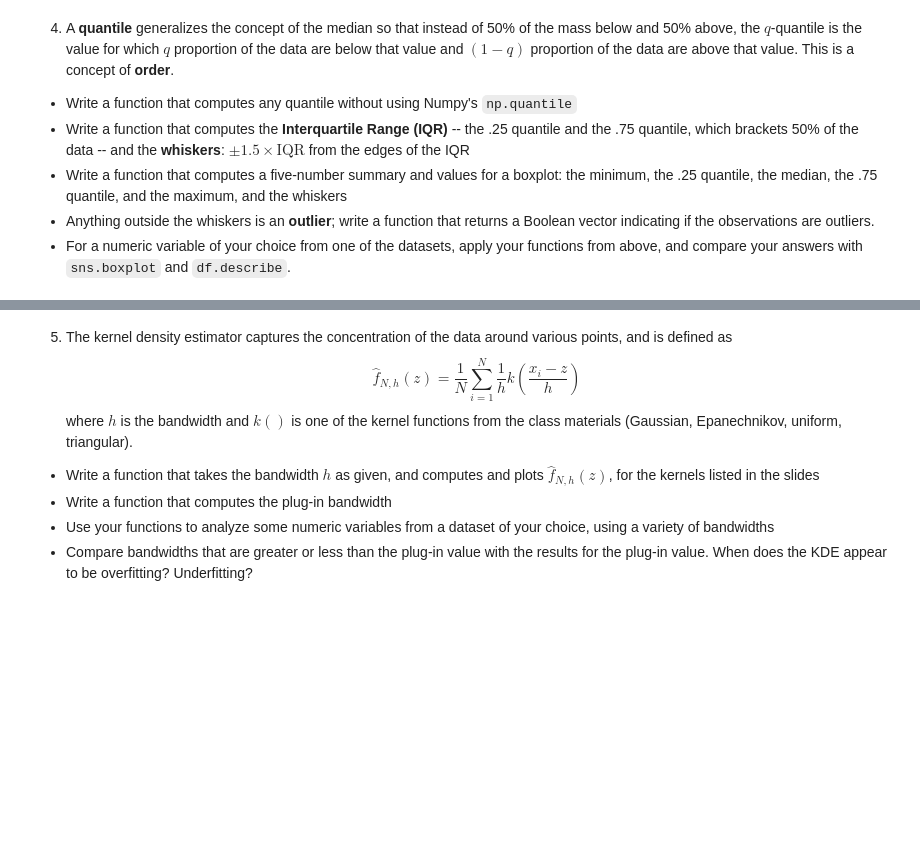
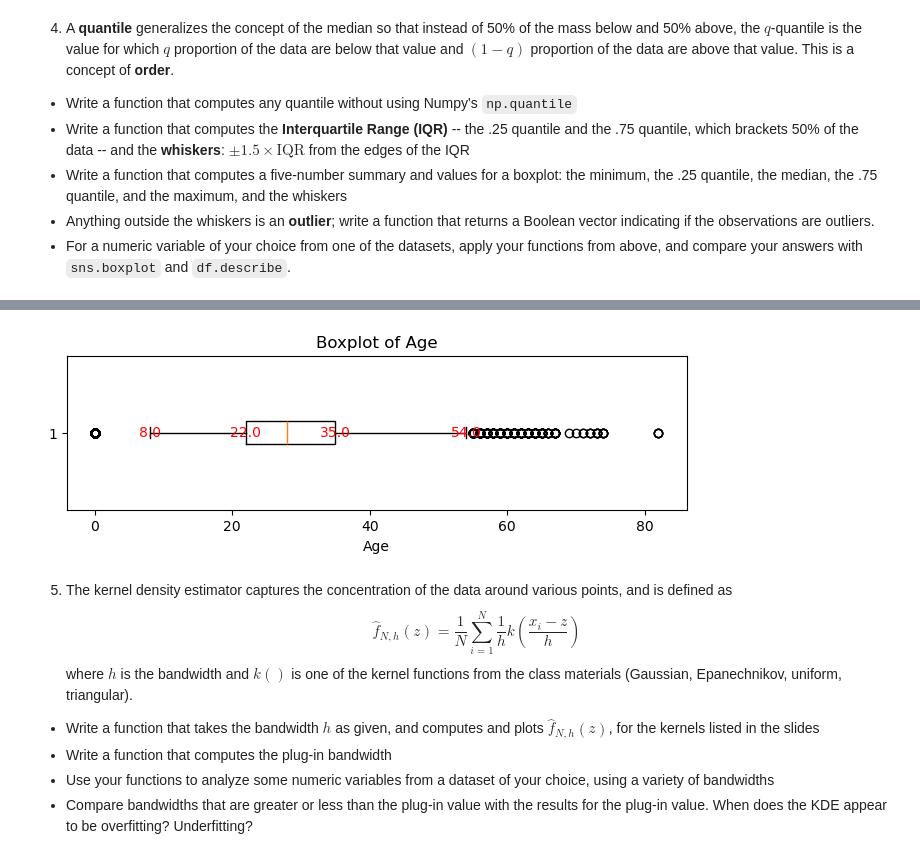
Before and after one commit to rde6mn/DS5030-Assignment2, a Jupyter notebook: assignment_2.ipynb, the cells around one changed output, grey strips where cells are left out. Saved outputs shown, nothing was run; the diff lists cells and outputs as text; code cells hidden in the pictures; blank space fills up the shorter version.

```diff
--- a/assignment_2.ipynb
+++ b/assignment_2.ipynb
@@ -128,3 +256,20 @@ for N in (3,30,300,3000):
+# %%
+import matplotlib.pyplot as plt
+
+plt.figure(figsize=(8, 2))
+box = plt.boxplot(df['age'].dropna(), vert=False)
+whisker_data = [whisker.get_xdata() for whisker in box['whiskers']]
+
+# Add labels at the whisker endpoints
+for whisker in whisker_data:
+    for x in whisker:
+        plt.text(x, 1, f'{x:.1f}', va='center', ha='center', color='red')
+
+plt.title('Boxplot of Age')
+plt.xlabel('Age')
+plt.show()
+# %% [output]
+[figure, added]
 # %% [markdown]
 5. The kernel density estimator captures the concentration of the data around various points, and is defined as
 $$
```
Also changed, not shown: parts of 17 cells of this notebook, 1 other file.
